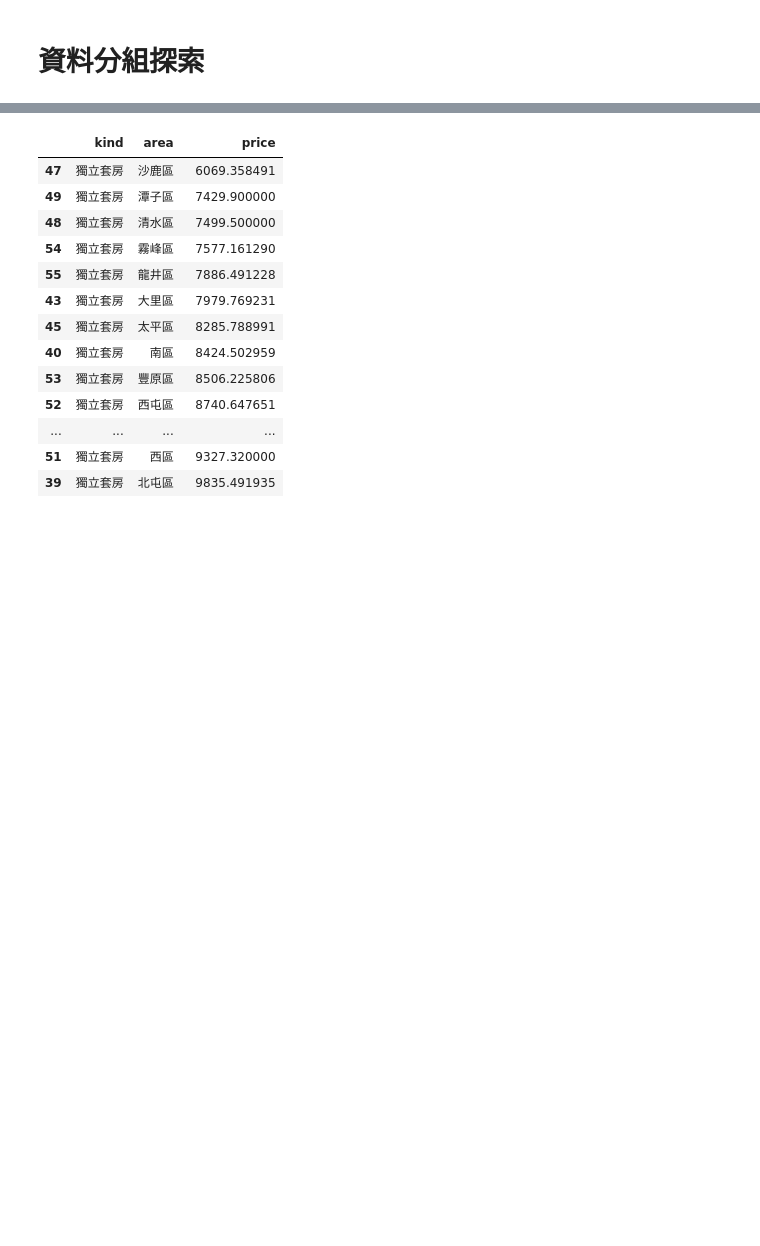
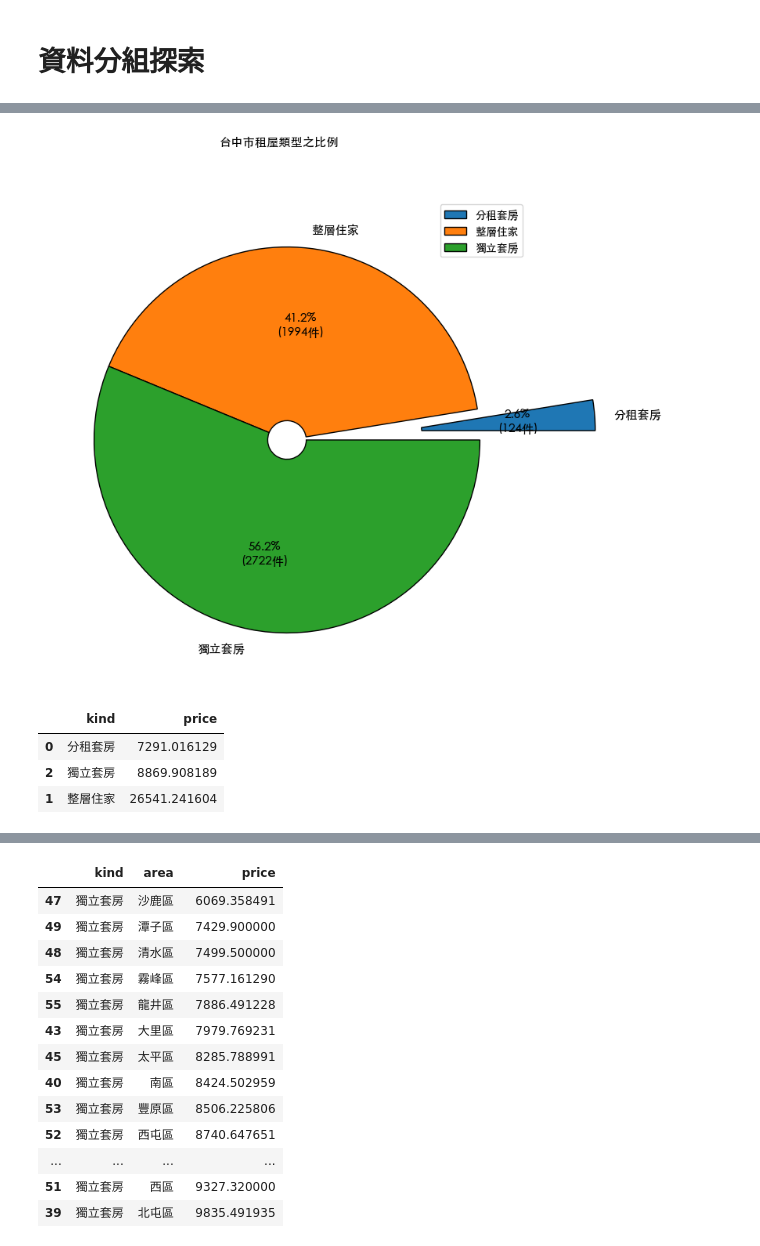
Before and after one commit to EvanRuan0401/rent-of-house-regression, a Jupyter notebook: Analysis_Report/tc_EDA.ipynb, the cells around one changed output, grey strips where cells are left out. Saved outputs shown, nothing was run; the diff lists cells and outputs as text; code cells hidden in the pictures; blank space fills up the shorter version.

Commit message:
add some figures of price, kind and area

```diff
--- a/Analysis_Report/tc_EDA.ipynb
+++ b/Analysis_Report/tc_EDA.ipynb
@@ -4,6 +4,10 @@
 雖然在Taichung_591crawler/tc_get_591_data.jpynb中已經有對於爬取到的租屋資料做基本的清洗，不過，隨著在探索式分析的過程中，發現能進一步清洗資料以便於探索式分析，因此首先將資料進一步做清洗。
 # %%
 import pandas as pd
+import matplotlib.pyplot as plt
+import numpy as np
+
+plt.rcParams['font.family'] = ['Heiti TC']
 # %%
 tc = pd.read_csv("../Taichung_591crawler/tc_cleaned_Rent_591.csv")
 # %% [markdown]
@@ -253,0 +234,3 @@ kind_area_price[kind_area_price["kind"]=="分租套房"]
+# %%
+tc2 = pd.read_csv("tc_Regression.csv")
+tc2
@@ -253,0 +255,35 @@ kind_area_price[kind_area_price["kind"]=="分租套房"]
+# %%
+labels = tc2.groupby(["kind"]).size().index
+values = tc2.groupby(["kind"]).size().values
+
+def func(pct, allvals):
+    counts = int(pct/100 * sum(allvals))
+    return '{:.1f}%\n({:d}件)'.format(pct, counts)
+
+def func1(pct):
+    return func(pct, values)
+
+fig = plt.figure(figsize = (8,8))
+sub = fig.add_subplot(111)
+sub.pie(values
+        , labels = labels
+        , labeldistance = 1.1
+        , explode = [0.6,0,0]
+        , autopct = func1
+        , textprops = {'fontsize':11}
+        , wedgeprops = {'edgecolor':'k', 'width' : 0.9}
+       )
+sub.legend(loc='upper right')
+
+fig.suptitle("台中市租屋類型之比例", fontsize = 11)
+plt.show()
+# %% [output]
+[figure, added]
+# %%
+kind_price = tc2.groupby(["kind"], as_index = False)
+kind_price["price"].mean().sort_values(by = "price")
+# %% [output]
+|  | kind | price |
+| 0 | 分租套房 | 7291.016129 |
+| 2 | 獨立套房 | 8869.908189 |
+| 1 | 整層住家 | 26541.241604 |
```
Also changed, not shown: parts of 10 cells of this notebook.
